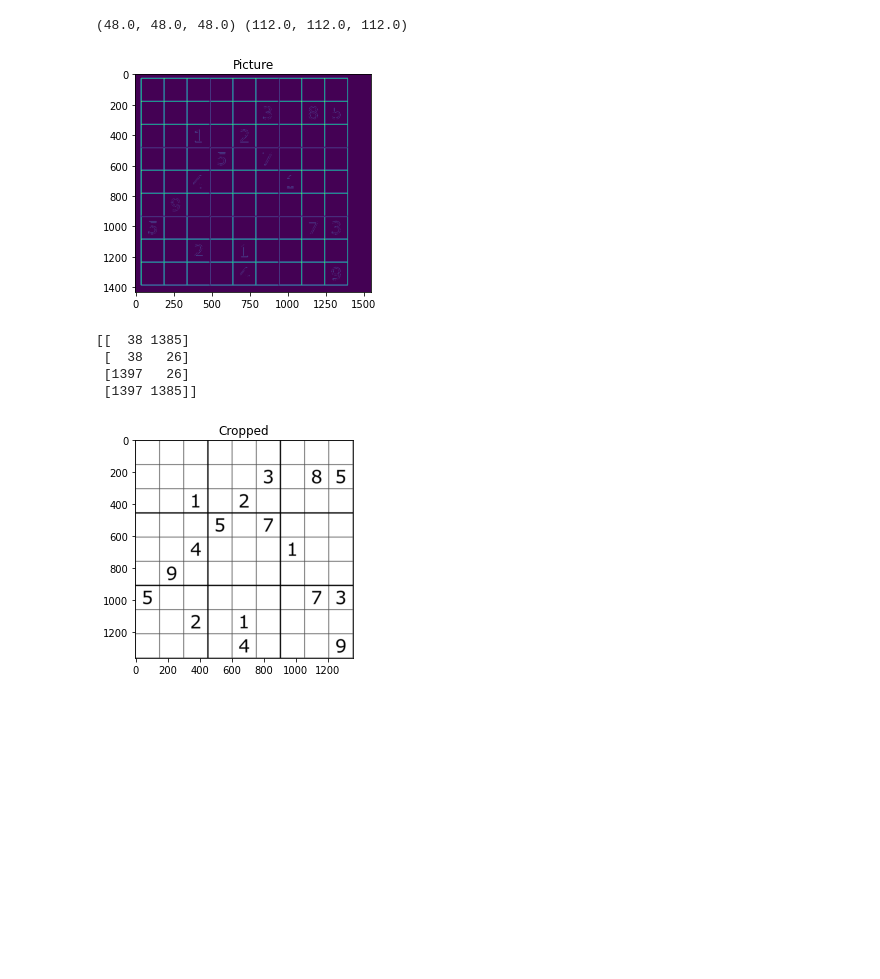
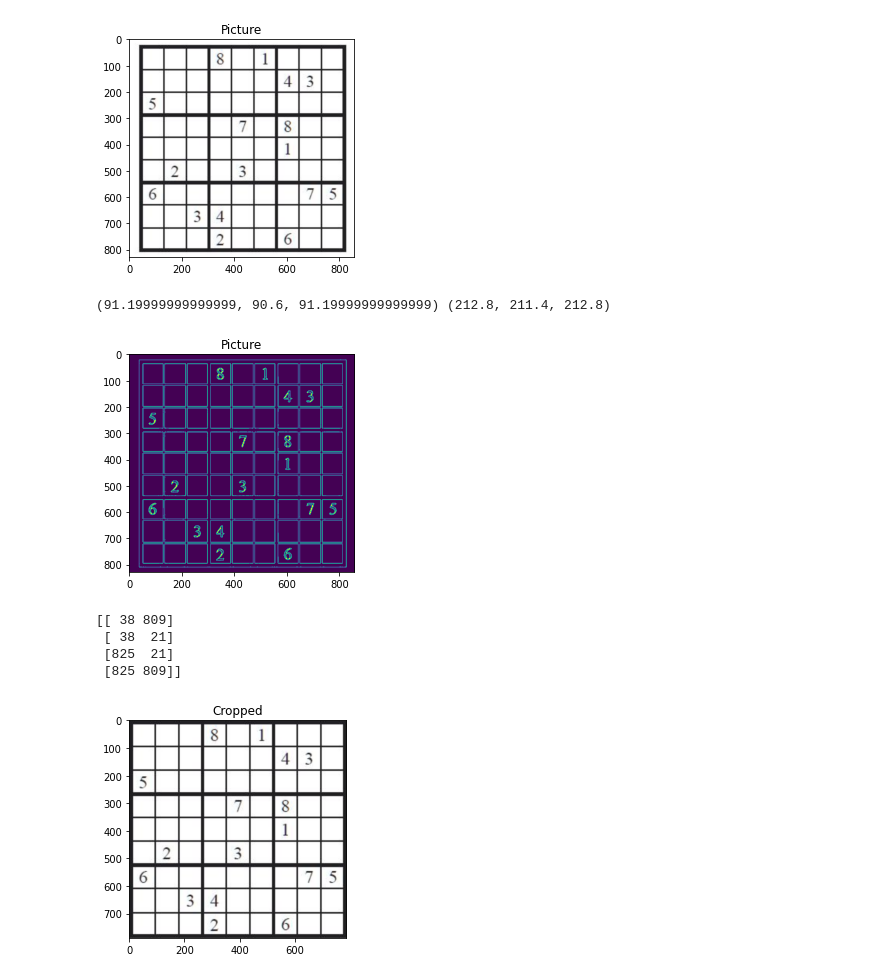
Before and after one commit to pbell97/sodukuAI, a Jupyter notebook: puzzleDetector/OpenCVTesting.ipynb, the cells around one changed output. Saved outputs shown, nothing was run; the diff lists cells and outputs as text; code cells hidden in the pictures; blank space fills up the shorter version.

```diff
--- a/puzzleDetector/OpenCVTesting.ipynb
+++ b/puzzleDetector/OpenCVTesting.ipynb
@@ -16,10 +25,12 @@ def showImg(image, title="Picture"):
     plt.title(title)
     plt.show()
 # %%
-samplePath = "/Users/patrickbell/Documents/sodukuAI/puzzleDetector/sample2.png"
+samplePath = "/Users/patrickbell/Documents/sodukuAI/puzzleDetector/sample1.png"
 img = cv2.imread(samplePath)
 
-# showImg(img)
+showImg(img)
+# %% [output]
+[figure, added]
 # %%
 # AUTOMATICALLY FIND COLOR
 
@@ -37,14 +48,14 @@ for i in range(img.shape[0]):
 
 print(blackLower,blackUpper)
 # %% [output]
-(48.0, 48.0, 48.0) (112.0, 112.0, 112.0)
+(91.19999999999999, 90.6, 91.19999999999999) (212.8, 211.4, 212.8)
 # %%
 # Filtering by color
 
 mask = cv2.inRange(img, blackLower, blackUpper)
 showImg(mask)
 # %% [output]
-[figure, old version]
+[figure, new version]
 # %%
 # Get contours
 
@@ -70,11 +81,11 @@ bottomRightCornerY = box[3][1]
 croppedImg = img[topLeftCornerY:bottomRightCornerY, topLeftCornerX:bottomRightCornerX]
 showImg(croppedImg, "Cropped")
 # %% [output]
-[[  38 1385]
- [  38   26]
- [1397   26]
- [1397 1385]]
+[[ 38 809]
+ [ 38  21]
+ [825  21]
+ [825 809]]
-[figure, old version]
+[figure, new version]
 # %%
 # Get 9 sub grids
 
```
Also changed, not shown: parts of 7 cells of this notebook, 15 other files.
